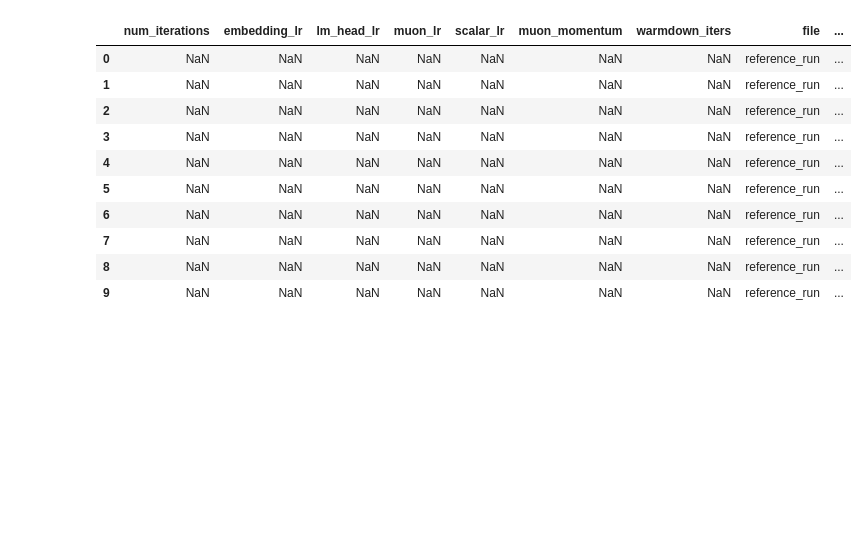
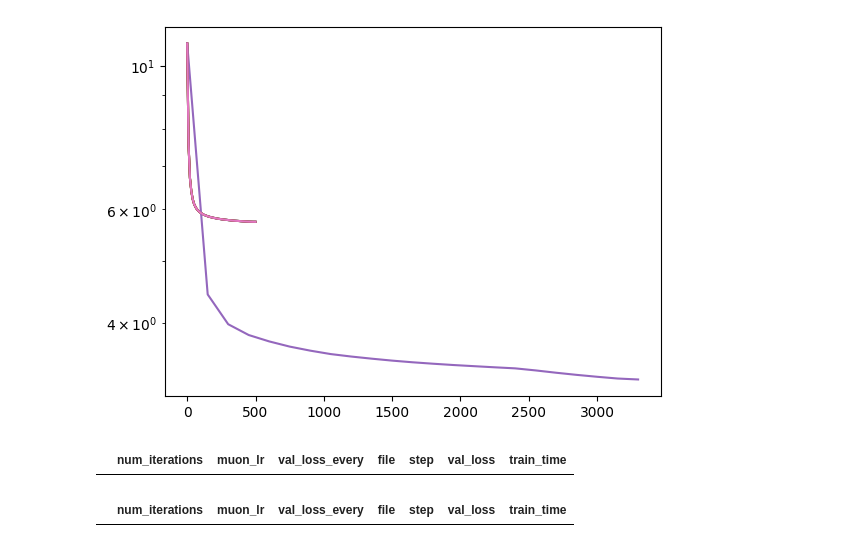
Before and after one commit to jeffreyscheng/modded-nanogpt, a Jupyter notebook: 0_loss_viz.ipynb, the cells around one changed output. Drawn from its saved outputs; the diff is of its cells as text; code cells hidden in the pictures; blank space fills up the shorter version.

```diff
--- a/0_loss_viz.ipynb
+++ b/0_loss_viz.ipynb
@@ -50,6 +50,14 @@ for file in os.listdir('logs/'):
         df = pd.read_csv(f'logs/{file}')
         df['file'] = file.replace('.csv', '')
         list_of_results.append(df)
+
+        # plot the validation loss by train time for each file
+        plt.plot(df['step'], df['val_loss'], label=file)
+        print(file)
+plt.yscale('log')
+plt.show()
+# %% [output]
+[figure, added]
 # %%
 # the first line of the log files is always the hyperparameters
 # here is an example:
@@ -78,45 +86,40 @@ results_df = pd.concat(list_of_results)
 # if so, add a new row to the results_df with the validation loss at step 500 copied to step 1000
 
 # all_runs = results_df.loc[results_df['step'] == 500, 'file'].unique()
 # all_runs_that_did_not_early_stop = results_df.loc[results_df['step'] == 1000, 'file'].unique()
 # early_stopped_runs = set(all_runs) - set(all_runs_that_did_not_early_stop)
 
 # create a df with exactly one row for each early stopped run
 # that has the validation loss at step 500 copied to step 1000
 # early_stop_records = []
 # for run in early_stopped_runs:
 #     early_stop_records.append(
 #         {
 #             "file": run,
 #             "step": 1000,
 #             "val_loss": 10
 #         }
 #     )
 # early_stop_df = pd.DataFrame(early_stop_records)
 # results_df = results_df.loc[results_df['step'] == 1000, :]
 
 
-full_runs = results_df.loc[results_df['step'] == 3000, 'file'].unique()
+full_runs = results_df.loc[results_df['step'] == 3300, 'file'].unique()
 full_runs_df = results_df.loc[results_df['file'].isin(full_runs), :]
 
 # results_df = pd.concat([results_df, early_stop_df])
 results_df = full_runs_df
+results_df = results_df.loc[results_df['step'] == 500, :]
 
 # join on file
 joined_df = hyperparams_df.merge(results_df, on='file', how='inner')
 joined_df.head(10)
 # %% [output]
-|  | num_iterations | embedding_lr | lm_head_lr | muon_lr | scalar_lr | muon_momentum | warmdown_iters | file | ... |
-| 0 | NaN | NaN | NaN | NaN | NaN | NaN | NaN | reference_run | ... |
-| 1 | NaN | NaN | NaN | NaN | NaN | NaN | NaN | reference_run | ... |
-| 2 | NaN | NaN | NaN | NaN | NaN | NaN | NaN | reference_run | ... |
-| 3 | NaN | NaN | NaN | NaN | NaN | NaN | NaN | reference_run | ... |
-| 4 | NaN | NaN | NaN | NaN | NaN | NaN | NaN | reference_run | ... |
-| 5 | NaN | NaN | NaN | NaN | NaN | NaN | NaN | reference_run | ... |
-| 6 | NaN | NaN | NaN | NaN | NaN | NaN | NaN | reference_run | ... |
-| 7 | NaN | NaN | NaN | NaN | NaN | NaN | NaN | reference_run | ... |
-| 8 | NaN | NaN | NaN | NaN | NaN | NaN | NaN | reference_run | ... |
-| 9 | NaN | NaN | NaN | NaN | NaN | NaN | NaN | reference_run | ... |
+|  | num_iterations | muon_lr | val_loss_every | file | step | val_loss | train_time |
+# %%
+joined_df.loc[joined_df['val_loss'] <= 3.28, :].sort_values(by='train_time')
+# %% [output]
+|  | num_iterations | muon_lr | val_loss_every | file | step | val_loss | train_time |
 # %%
 # for each full run, plot the validation loss by train_time
 for file in full_runs:
```
Also changed, not shown: parts of 1 cell of this notebook, 3 other files.
